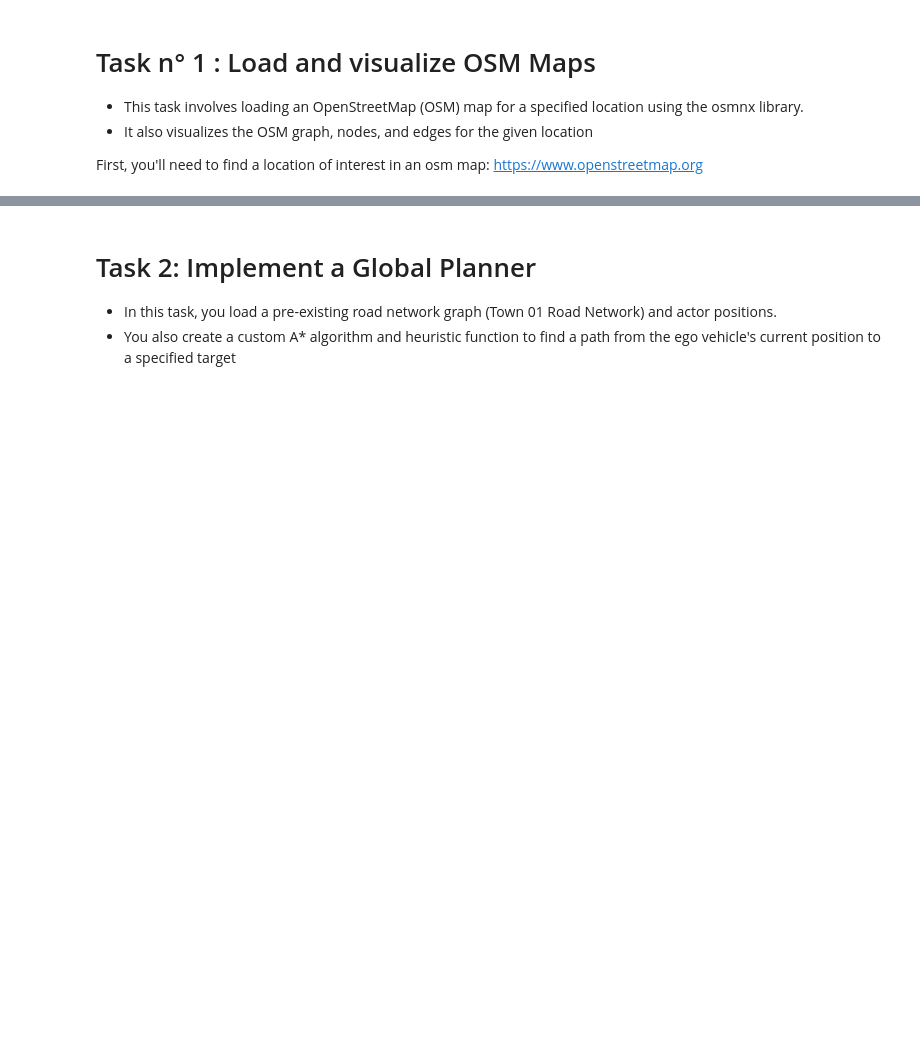
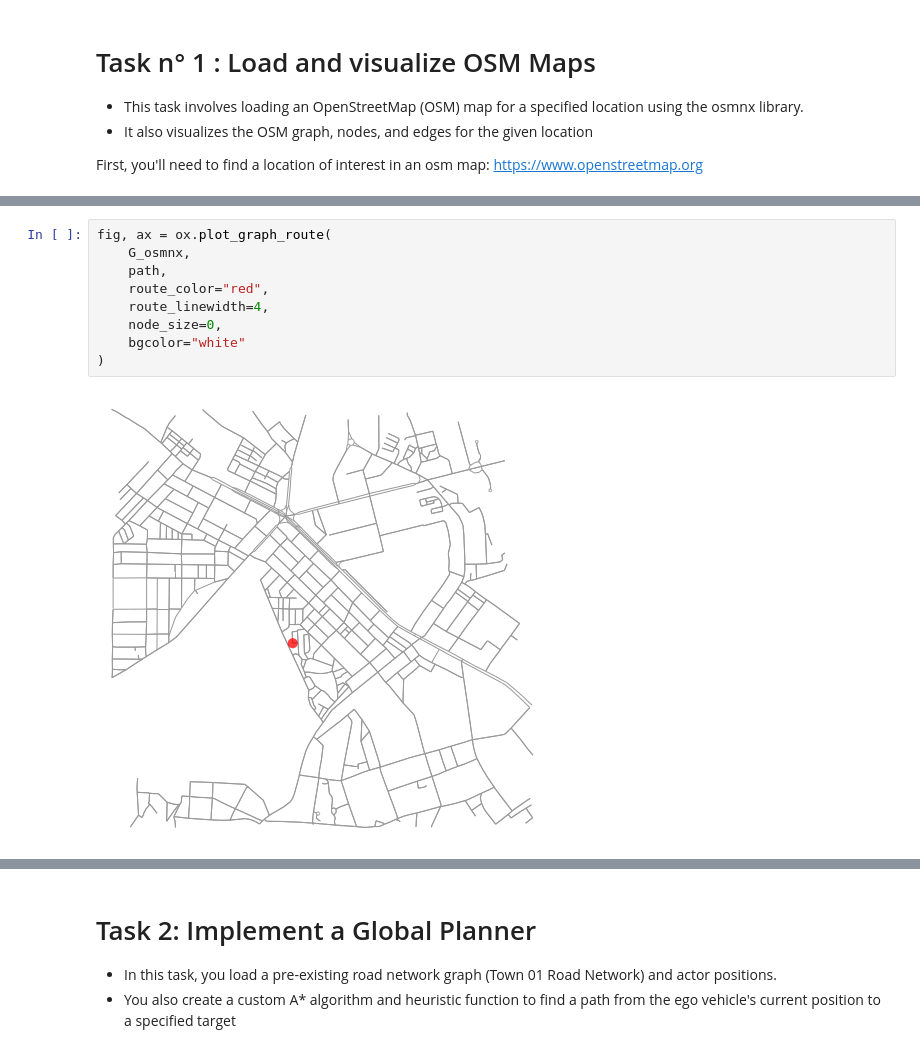
Before and after one commit to lapinxcode/AUVE_LAB_CODES, a Jupyter notebook: lab3/lab3.ipynb, the cells around one changed output, grey strips where cells are left out. Drawn from its saved outputs; the diff is of its cells as text; blank space fills up the shorter version.

```diff
--- a/lab3/lab3.ipynb
+++ b/lab3/lab3.ipynb
@@ -44,3 +84,14 @@ path = np.array([origin_node, destination_node])
+# %%
+fig, ax = ox.plot_graph_route(
+    G_osmnx,
+    path,
+    route_color="red",
+    route_linewidth=4,
+    node_size=0,
+    bgcolor="white"
+)
+# %% [output]
+[figure, added]
 # %%
 nodes_proj, edges_proj = ox.graph_to_gdfs(G_osmnx, nodes=True, edges=True)
 
```
Also changed, not shown: parts of 4 cells of this notebook, 6 other files.
